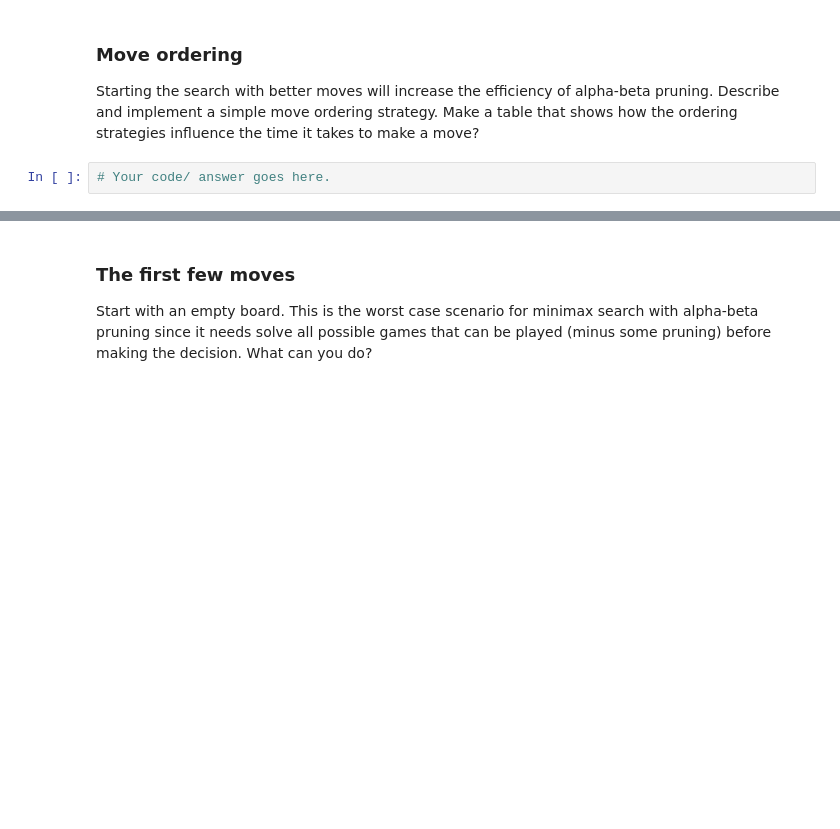
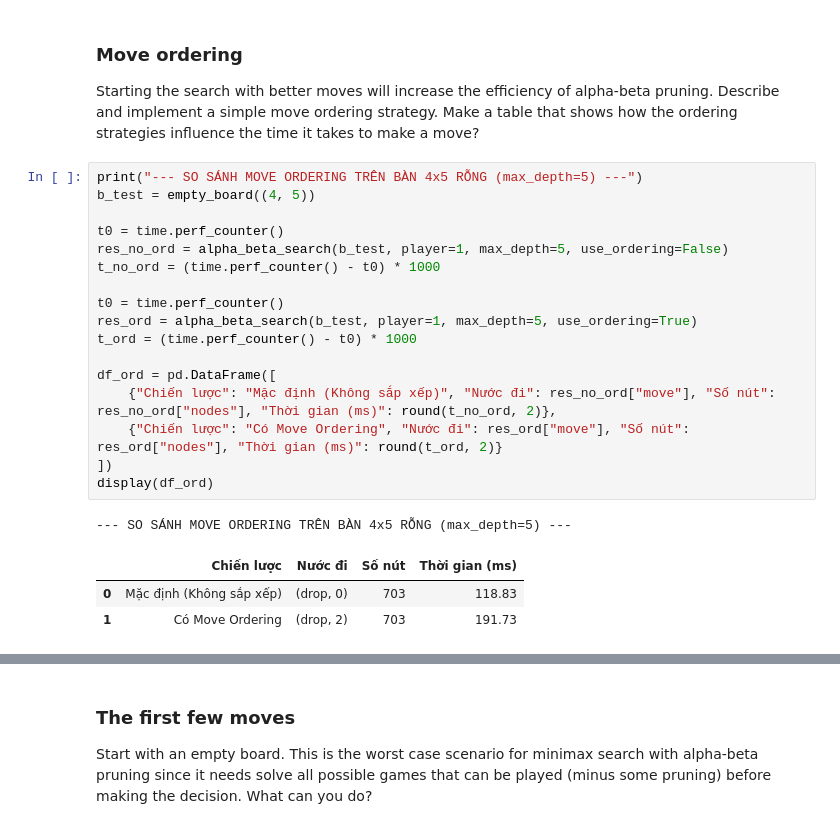
Before and after one commit to SGU-2627-PBL-AdvancedAI/LAB05_GAME, a Jupyter notebook: assignment_mean_connect4.ipynb, the cells around one changed output, grey strips where cells are left out. Drawn from its saved outputs; the diff is of its cells as text; blank space fills up the shorter version.

```diff
--- a/assignment_mean_connect4.ipynb
+++ b/assignment_mean_connect4.ipynb
@@ -139,5 +566,25 @@ How long does it take to make a move? Start with a smaller board with 4 columns
 ### Move ordering
 
 Starting the search with better moves will increase the efficiency of alpha-beta pruning. Describe and implement a simple move ordering strategy. Make a table that shows how the ordering strategies influence the time it takes to make a move?
-# %%
-# Your code/ answer goes here.
+# %%
+print("--- SO SÁNH MOVE ORDERING TRÊN BÀN 4x5 RỖNG (max_depth=5) ---")
+b_test = empty_board((4, 5))
+
+t0 = time.perf_counter()
+res_no_ord = alpha_beta_search(b_test, player=1, max_depth=5, use_ordering=False)
+t_no_ord = (time.perf_counter() - t0) * 1000
+
+t0 = time.perf_counter()
+res_ord = alpha_beta_search(b_test, player=1, max_depth=5, use_ordering=True)
+t_ord = (time.perf_counter() - t0) * 1000
+
+df_ord = pd.DataFrame([
+    {"Chiến lược": "Mặc định (Không sắp xếp)", "Nước đi": res_no_ord["move"], "Số nút": res_no_ord["nodes"], "Thời gian (ms)": round(t_no_ord, 2)},
+    {"Chiến lược": "Có Move Ordering", "Nước đi": res_ord["move"], "Số nút": res_ord["nodes"], "Thời gian (ms)": round(t_ord, 2)}
+])
+display(df_ord)
+# %% [output]
+--- SO SÁNH MOVE ORDERING TRÊN BÀN 4x5 RỖNG (max_depth=5) ---
+|  | Chiến lược | Nước đi | Số nút | Thời gian (ms) |
+| 0 | Mặc định (Không sắp xếp) | (drop, 0) | 703 | 118.83 |
+| 1 | Có Move Ordering | (drop, 2) | 703 | 191.73 |
```
Also changed, not shown: parts of 53 cells of this notebook.
